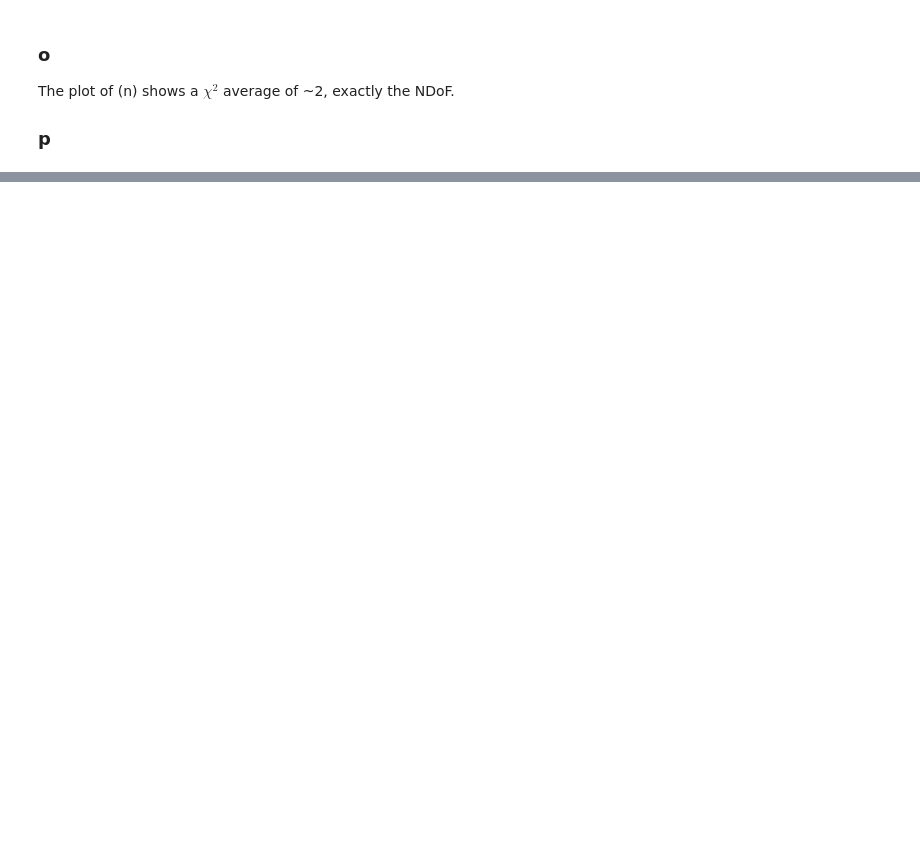
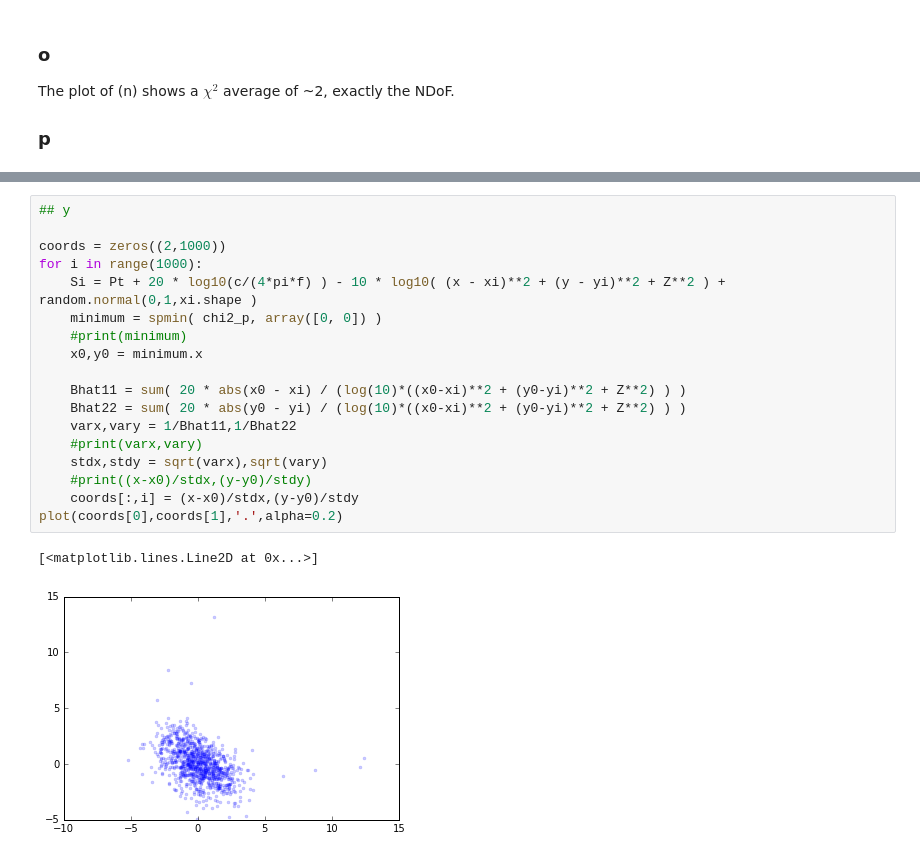
Before and after one commit to Tomaat/BD1, a Jupyter notebook: BD_wifi_Keune_Galama.ipynb, the cells around one changed output, grey strips where cells are left out. Cells and saved outputs as stored; diff of their text form; blank space fills up the shorter version.

```diff
--- a/BD_wifi_Keune_Galama.ipynb
+++ b/BD_wifi_Keune_Galama.ipynb
@@ -300,0 +370,21 @@ Where $A = S_i - P_r^i(x_0,y_0)$ and $\hat{B}=\left[\begin{array}{cc} \frac{\par
+# %%
+## y
+
+coords = zeros((2,1000))
+for i in range(1000):
+    Si = Pt + 20 * log10(c/(4*pi*f) ) - 10 * log10( (x - xi)**2 + (y - yi)**2 + Z**2 ) + random.normal(0,1,xi.shape )
+    minimum = spmin( chi2_p, array([0, 0]) )
+    #print(minimum)
+    x0,y0 = minimum.x
+
+    Bhat11 = sum( 20 * abs(x0 - xi) / (log(10)*((x0-xi)**2 + (y0-yi)**2 + Z**2) ) )
+    Bhat22 = sum( 20 * abs(y0 - yi) / (log(10)*((x0-xi)**2 + (y0-yi)**2 + Z**2) ) )
+    varx,vary = 1/Bhat11,1/Bhat22
+    #print(varx,vary)
+    stdx,stdy = sqrt(varx),sqrt(vary)
+    #print((x-x0)/stdx,(y-y0)/stdy)
+    coords[:,i] = (x-x0)/stdx,(y-y0)/stdy
+plot(coords[0],coords[1],'.',alpha=0.2)
+# %% [output]
+[<matplotlib.lines.Line2D at 0x...>]
+[figure, added]
```
Also changed, not shown: parts of 11 cells of this notebook.
